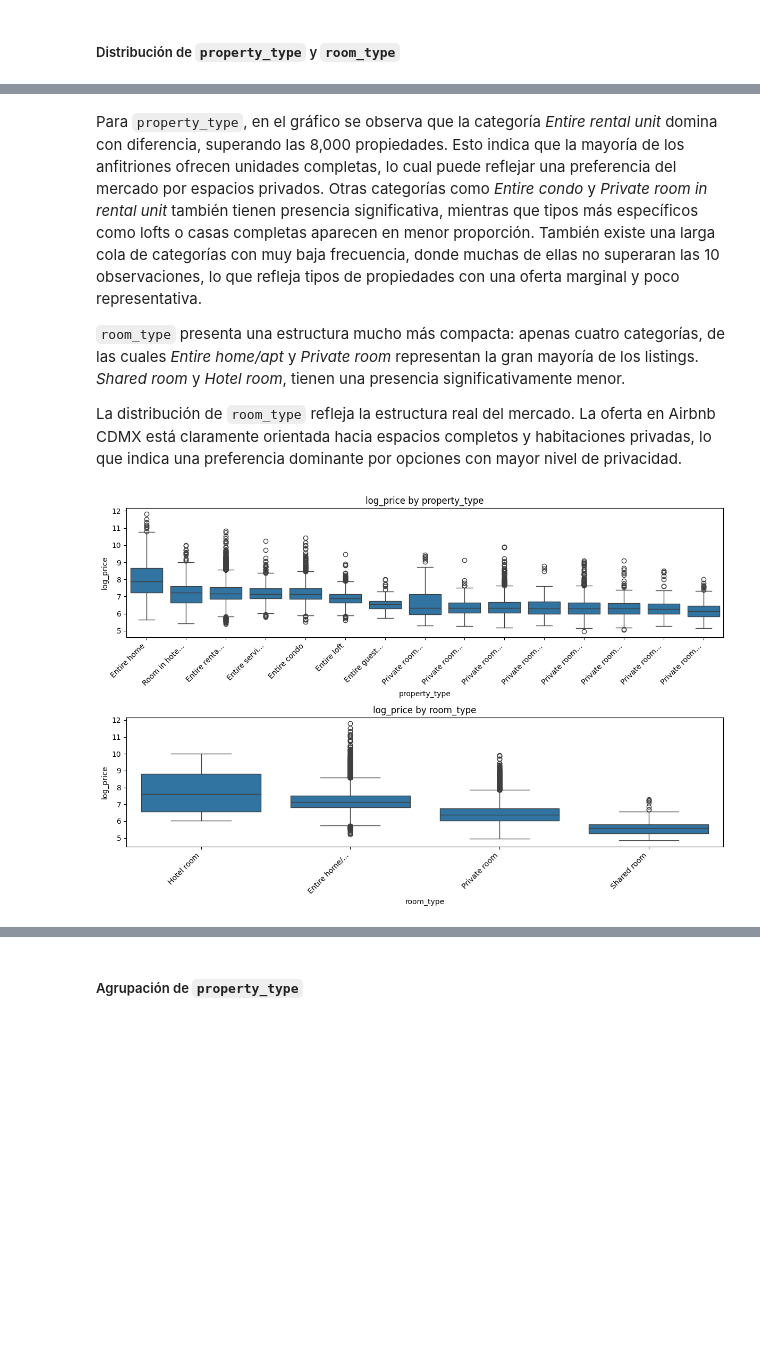
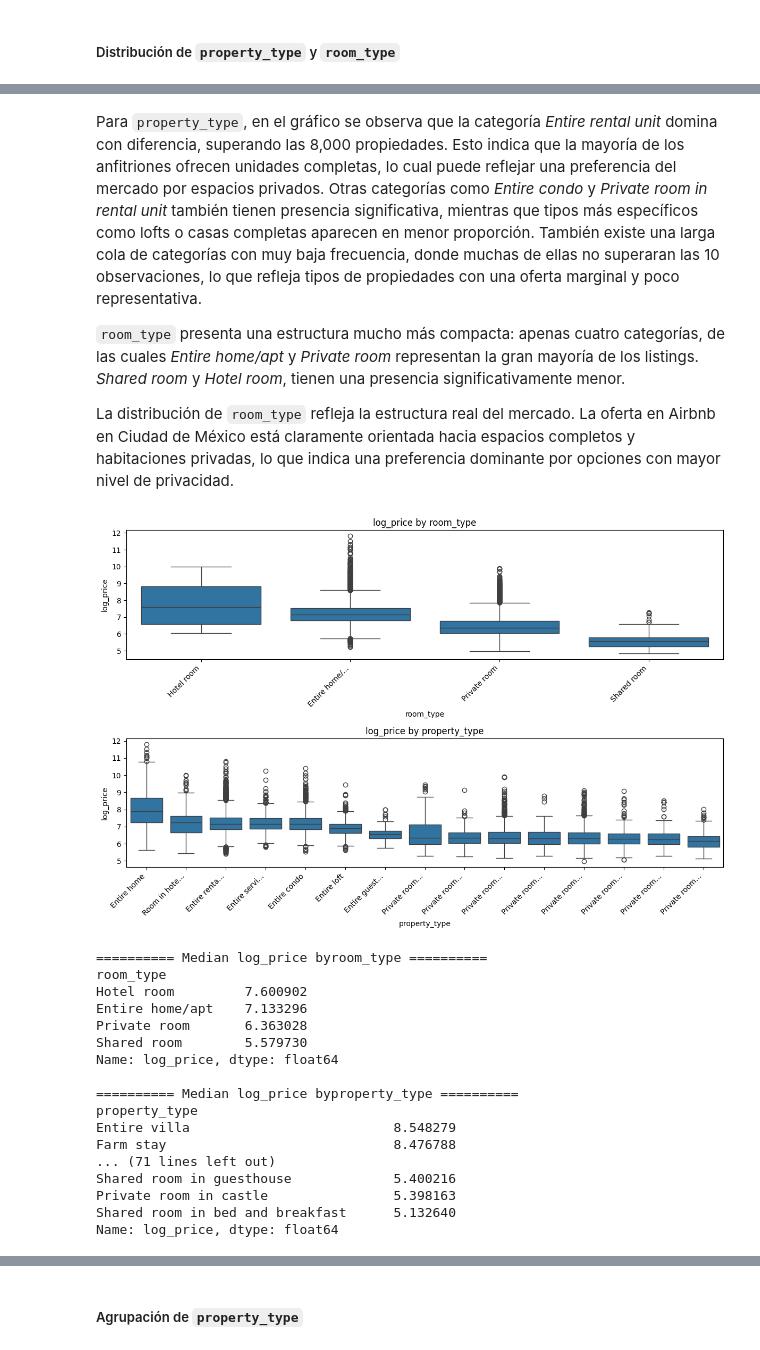
Before and after one commit to josue-rdgzcb/airbnb-price-prediction-cdmx, a Jupyter notebook: notebooks/01_data_exploration.ipynb, the cells around one changed output, grey strips where cells are left out. Saved outputs shown, nothing was run; the diff lists cells and outputs as text; code cells hidden in the pictures; blank space fills up the shorter version.

Commit message:
update notebook 01_data_exploration: modified sections on target variable analysis, location features, and property/room features

```diff
--- a/notebooks/01_data_exploration.ipynb
+++ b/notebooks/01_data_exploration.ipynb
@@ -1577,7 +1613,7 @@ Estos resultados validan el uso conjunto de las coordenadas geográficas y las v
 ### Características de la propiedad y tipo de alojamiento
 # %%
 # Define property and room features in variable 'property_and_room_features'
-property_and_room_features = ["property_type", "room_type"]
+property_and_room_features = ["room_type", "property_type"]
 
 # Generate a basic profile of property and room features
 basic_profile(df_features, property_and_room_features)
@@ -1609,16 +1648,39 @@ Para `property_type`, en el gráfico se observa que la categoría *Entire rental
 
 `room_type` presenta una estructura mucho más compacta: apenas cuatro categorías, de las cuales *Entire home/apt* y *Private room* representan la gran mayoría de los listings. *Shared room* y *Hotel room*, tienen una presencia significativamente menor.
 
-La distribución de `room_type` refleja la estructura real del mercado. La oferta en Airbnb CDMX está claramente orientada hacia espacios completos y habitaciones privadas, lo que indica una preferencia dominante por opciones con mayor nivel de privacidad.
+La distribución de `room_type` refleja la estructura real del mercado. La oferta en Airbnb en Ciudad de México está claramente orientada hacia espacios completos y habitaciones privadas, lo que indica una preferencia dominante por opciones con mayor nivel de privacidad.
 # %%
 # Plot boxplot to visualize distribution of log_price by property and room features
 # Apply top 15 most frequent categories only to property_type
 plot_boxplot(
     df=df_features,
     vars=property_and_room_features,
     target= 'log_price',
     top_n = 15
 )
+
+# Compute median log_price by property and room features
+for var in property_and_room_features:
+    print(f"\n========== Median log_price by{var} ==========")
+    with pd.option_context('display.max_rows', None):
+        print(df_features.groupby(var)['log_price'].median().sort_values(ascending=False))
 # %% [output]
-[figure, old version]
+[figure, new version]
+========== Median log_price byroom_type ==========
+room_type
+Hotel room         7.600902
+Entire home/apt    7.133296
+Private room       6.363028
+Shared room        5.579730
+Name: log_price, dtype: float64
+
+========== Median log_price byproperty_type ==========
+property_type
+Entire villa                          8.548279
+Farm stay                             8.476788
+... (71 lines left out)
+Shared room in guesthouse             5.400216
+Private room in castle                5.398163
+Shared room in bed and breakfast      5.132640
+Name: log_price, dtype: float64
 # %% [markdown]
```
Also changed, not shown: parts of 77 cells of this notebook.
